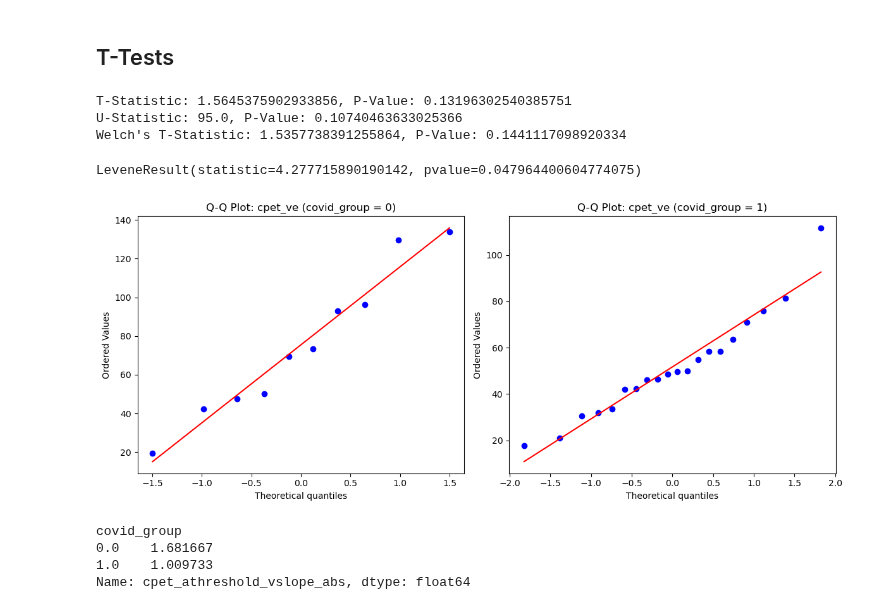
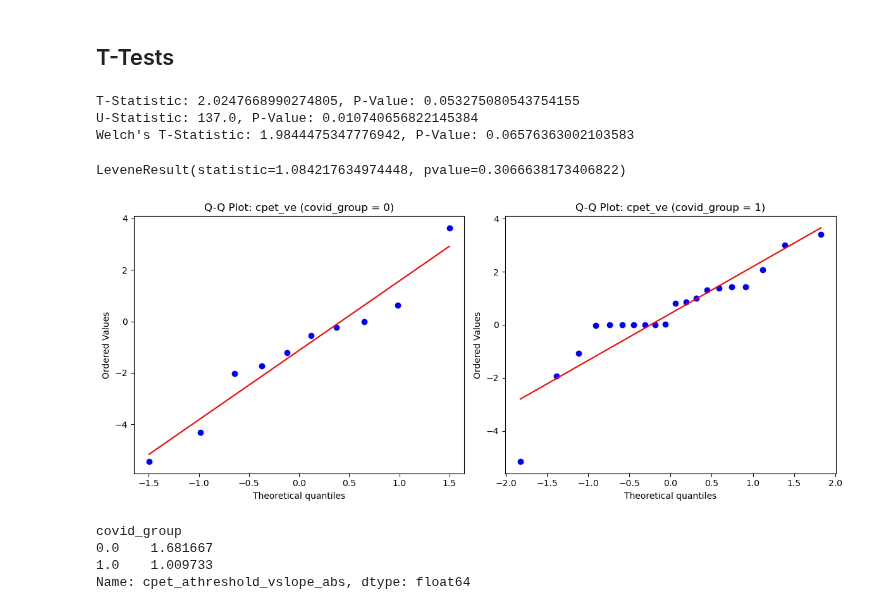
Before and after one commit to orthopedics20/longcovid, a Jupyter notebook: CS-analysis.ipynb, the cells around one changed output. Cells and saved outputs as stored; diff of their text form; code cells hidden in the pictures.

Commit message:
updated CPET calculations with zone 2 and resting values

```diff
--- a/CS-analysis.ipynb
+++ b/CS-analysis.ipynb
@@ -287,7 +287,7 @@ data_kilograms    -0.2179      0.085     -2.574      0.016      -0.392      -0.0
 # Run an independent T-Test for cpet_vevco2slope_peak between covid_group 0 and 1
 from scipy import stats
 
-variable = 'cpet_athreshold_vslope_rel'  # Change this to test different variables
+variable = 'cpet_vevco2slope_change'  # Change this to test different variables
 
 group0 = df[df['covid_group'] == 0][variable].dropna()
 group1 = df[df['covid_group'] == 1][variable].dropna()
@@ -302,35 +302,35 @@ print(f"U-Statistic: {u_stat}, P-Value: {p_value}")
 t_stat, p_value = stats.ttest_ind(group0, group1, equal_var=False)
 print(f"Welch's T-Statistic: {t_stat}, P-Value: {p_value}")
 # %% [output]
-T-Statistic: 1.5645375902933856, P-Value: 0.13196302540385751
-U-Statistic: 95.0, P-Value: 0.10740463633025366
-Welch's T-Statistic: 1.5357738391255864, P-Value: 0.1441117098920334
+T-Statistic: 2.0247668990274805, P-Value: 0.053275080543754155
+U-Statistic: 137.0, P-Value: 0.010740656822145384
+Welch's T-Statistic: 1.9844475347776942, P-Value: 0.06576363002103583
 # %%
 import matplotlib.pyplot as plt
 import scipy.stats as stats
 
-variable = 'cpet_ve'
+variable = 'cpet_petco2_change'  # Change this to test different variables
 group0 = df[df['covid_group'] == 0][variable].dropna()
 group1 = df[df['covid_group'] == 1][variable].dropna()
 
 lev = levene(group0, group1)
 print(lev)
 
 plt.figure(figsize=(12, 5))
 
 plt.subplot(1, 2, 1)
 stats.probplot(group0, dist="norm", plot=plt)
 plt.title("Q-Q Plot: cpet_ve (covid_group = 0)")
 
 plt.subplot(1, 2, 2)
 stats.probplot(group1, dist="norm", plot=plt)
 plt.title("Q-Q Plot: cpet_ve (covid_group = 1)")
 
 plt.tight_layout()
 plt.show()
 # %% [output]
-LeveneResult(statistic=4.277715890190142, pvalue=0.047964400604774075)
+LeveneResult(statistic=1.084217634974448, pvalue=0.3066638173406822)
-[figure, old version]
+[figure, new version]
 # %%
 # Print mean cpet_athreshold_vslope_rel for each covid_group
 print(df.groupby('covid_group')['cpet_athreshold_vslope_abs'].mean())
```
Also changed, not shown: 9 other files.
